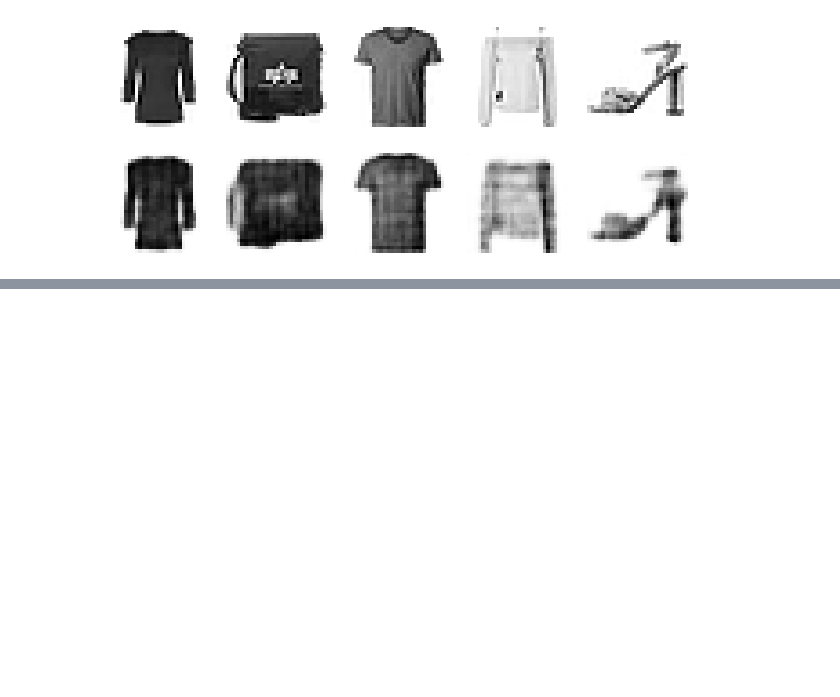
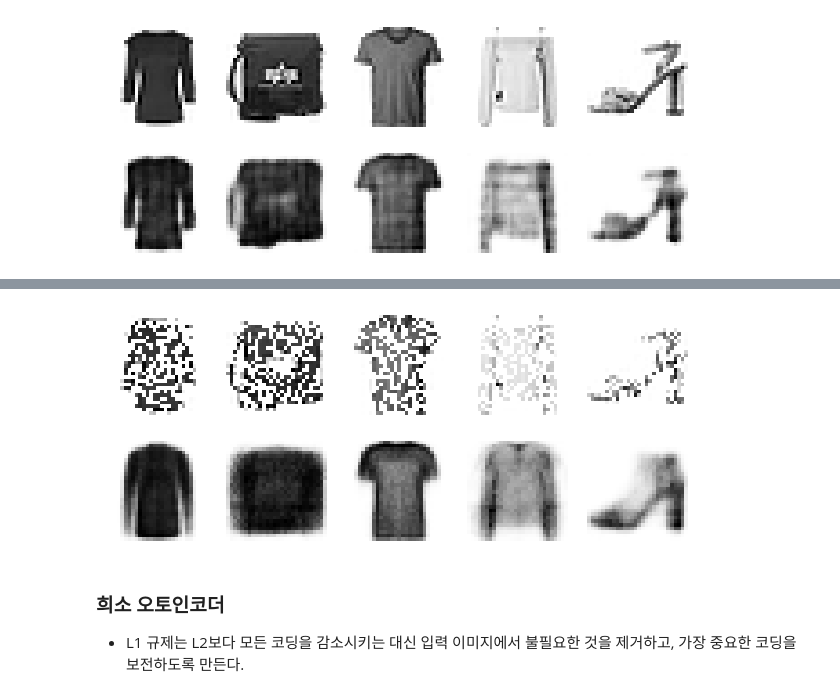
Before and after one commit to 12L-zl/Handson_, a Jupyter notebook: CH17_오토인코더와 GAN을 사용한 표현 학습과 생성적 학습.ipynb, the cells around one changed output, grey strips where cells are left out. Drawn from its saved outputs; the diff is of its cells as text; code cells hidden in the pictures; blank space fills up the shorter version.

```diff
--- a/CH17_오토인코더와 GAN을 사용한 표현 학습과 생성적 학습.ipynb
+++ b/CH17_오토인코더와 GAN을 사용한 표현 학습과 생성적 학습.ipynb
@@ -388,0 +465,18 @@ Epoch 1/10
+# %%
+# 드롭아웃
+dropout_encoder = keras.models.Sequential([
+    keras.layers.Flatten(input_shape=[28, 28]),
+    keras.layers.Dropout(0.5),
+    keras.layers.Dense(100, activation="selu"),
+    keras.layers.Dense(30, activation="selu")
+])
+dropout_decoder = keras.models.Sequential([
+    keras.layers.Dense(100, activation="selu", input_shape=[30]),
+    keras.layers.Dense(28 * 28, activation="sigmoid"),
+    keras.layers.Reshape([28, 28])
+])
+dropout_ae = keras.models.Sequential([dropout_encoder, dropout_decoder])
+dropout_ae.compile(loss="binary_crossentropy", optimizer=keras.optimizers.SGD(learning_rate=1.0),
+                   metrics=[rounded_accuracy])
+history = dropout_ae.fit(X_train, X_train, epochs=10,
+                         validation_data=(X_valid, X_valid))
@@ -388,0 +504,5 @@ Epoch 1/10
+# %%
+dropout = keras.layers.Dropout(0.5)
+show_reconstructions(dropout_ae, dropout(X_valid, training=True))
+# 위 : 잡음 섞인 이미지, 아래 : 재구성된 이미지
+# %% [output]
@@ -388,0 +510,4 @@ Epoch 1/10
+[figure, added]
+# %% [markdown]
+### 희소 오토인코더
+* L1 규제는 L2보다 모든 코딩을 감소시키는 대신 입력 이미지에서 불필요한 것을 제거하고, 가장 중요한 코딩을 보전하도록 만든다.
```
Also changed, not shown: parts of 49 cells of this notebook, 1 other file.
